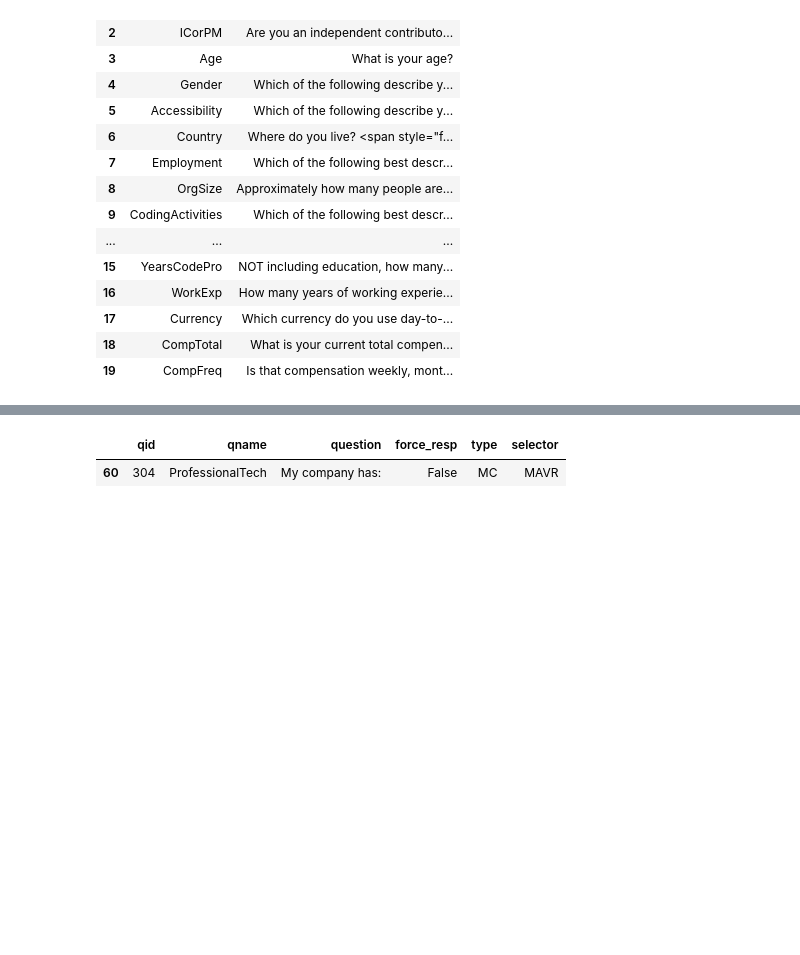
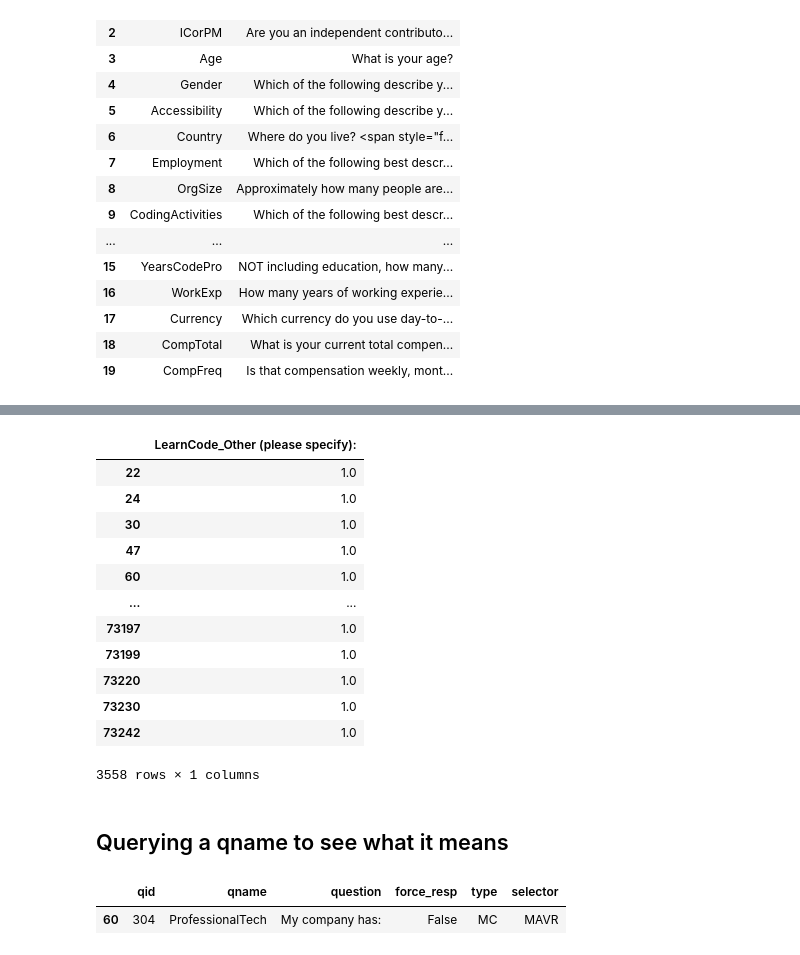
Before and after one commit to ursumarius/developer-survey-analyzing-w-pandas, a Jupyter notebook: data-wrangling/initial-explorative-data-analysis.ipynb, the cells around one changed output, grey strips where cells are left out. Drawn from its saved outputs; the diff is of its cells as text; code cells hidden in the pictures; blank space fills up the shorter version.

```diff
--- a/data-wrangling/initial-explorative-data-analysis.ipynb
+++ b/data-wrangling/initial-explorative-data-analysis.ipynb
@@ -427,3 +432,21 @@ dfa1_schema[["qname", "question"]]
+# %%
+dfa1d[dfa1d["LearnCode_Other (please specify):"]==1][["LearnCode_Other (please specify):"]]
+# %% [output]
+|  | LearnCode_Other (please specify): |
+| 22 | 1.0 |
+| 24 | 1.0 |
+| 30 | 1.0 |
+| 47 | 1.0 |
+| 60 | 1.0 |
+| ... | ... |
+| 73197 | 1.0 |
+| 73199 | 1.0 |
+| 73220 | 1.0 |
+| 73230 | 1.0 |
+| 73242 | 1.0 |
+3558 rows × 1 columns
+# %% [markdown]
+## Querying a qname to see what it means
 # %%
 dfs[dfs["qname"] == 'ProfessionalTech']
 # %% [output]
```
Also changed, not shown: parts of 10 cells of this notebook.
